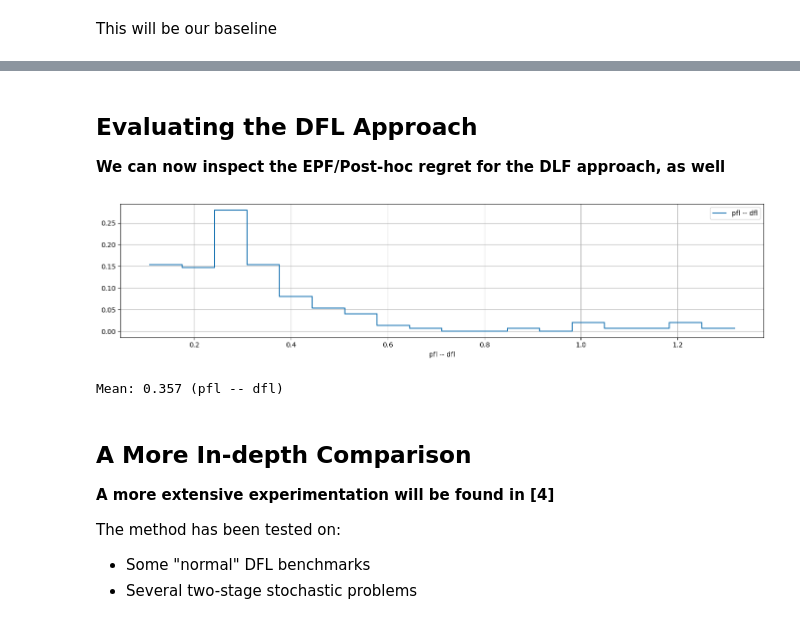
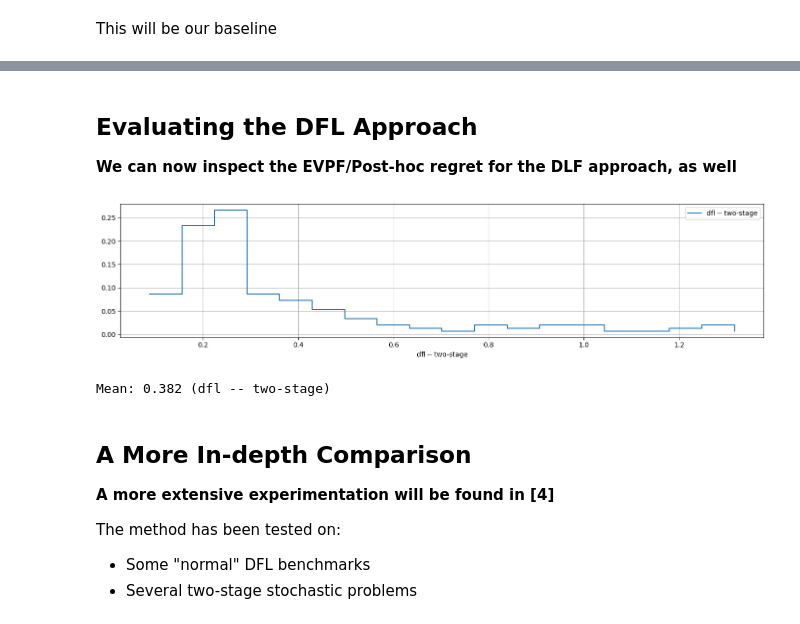
Before and after one commit to lompabo/acp_summer_school_2023, a Jupyter notebook: 03. Breaking Off.ipynb, the cells around one changed output, grey strips where cells are left out. Saved outputs shown, nothing was run; the diff lists cells and outputs as text; code cells hidden in the pictures.

```diff
--- a/03. Breaking Off.ipynb
+++ b/03. Breaking Off.ipynb
@@ -499,9 +513,9 @@ This will be our baseline
 
 ...Since the feasible space for the recourse actions is not fixed
 # %%
-spo_2s = util.build_dfl_ml_model(input_size=1, output_size=nitems, problem=prb, hidden=[], name='spo_2s', output_activation='linear', loss_type='regret', sfge=True, sfge_sigma_init=0.10, sfge_sigma_trainable=True, standardize_loss=True)
-%time history = util.train_dfl_model(spo_2s, data_tr.index.values, data_tr.values, epochs=100, verbose=0, validation_split=0, save_weights=True, load_weights=use_cached_weights, warm_start_pfl=pfl_2s)
+sfge_2s = util.build_dfl_ml_model(input_size=1, output_size=nitems, problem=prb, hidden=[], name='sfge_2s', output_activation='linear', loss_type='regret', sfge=True, sfge_sigma_init=0.10, sfge_sigma_trainable=True, standardize_loss=True)
+%time history = util.train_dfl_model(sfge_2s, data_tr.index.values, data_tr.values, epochs=100, verbose=0, validation_split=0, save_weights=True, load_weights=use_cached_weights, warm_start_pfl=pfl_2s)
 util.plot_training_history(history, figsize=figsize_narrow, print_final_scores=False, excluded_metrics=['sigma', 'loss'])
-util.print_ml_metrics(spo_2s, data_tr.index.values, data_tr.values, label='training')
-util.print_ml_metrics(spo_2s, data_ts.index.values, data_ts.values, label='test')
+util.print_ml_metrics(sfge_2s, data_tr.index.values, data_tr.values, label='training')
+util.print_ml_metrics(sfge_2s, data_ts.index.values, data_ts.values, label='test')
 # %% [output]
@@ -513,13 +527,13 @@ R2: 0.69, MAE: 0.078, RMSE: 0.10 (test)
 # %% [markdown]
 ## Evaluating the DFL Approach
 
-**We can now inspect the EPF/Post-hoc regret for the DLF approach, as well**
+**We can now inspect the EVPF/Post-hoc regret for the DLF approach, as well**
 # %%
-spo_2s_evpf = util.compute_evpf_2s(prb, spo_2s, data_ts, tlim=10)
-util.plot_histogram(spo_2s_evpf, figsize=figsize, label='pfl -- dfl', print_mean=True)
+sfge_2s_evpf = util.compute_evpf_2s(prb, sfge_2s, data_ts, tlim=10)
+util.plot_histogram(sfge_2s_evpf, figsize=figsize, label='dfl -- two-stage', print_mean=True)
 # %% [output]
-[figure, old version]
+[figure, new version]
-Mean: 0.357 (pfl -- dfl)
+Mean: 0.382 (dfl -- two-stage)
 # %% [markdown]
 ## A More In-depth Comparison
 
```
Also changed, not shown: parts of 18 cells of this notebook, 37 other files.
